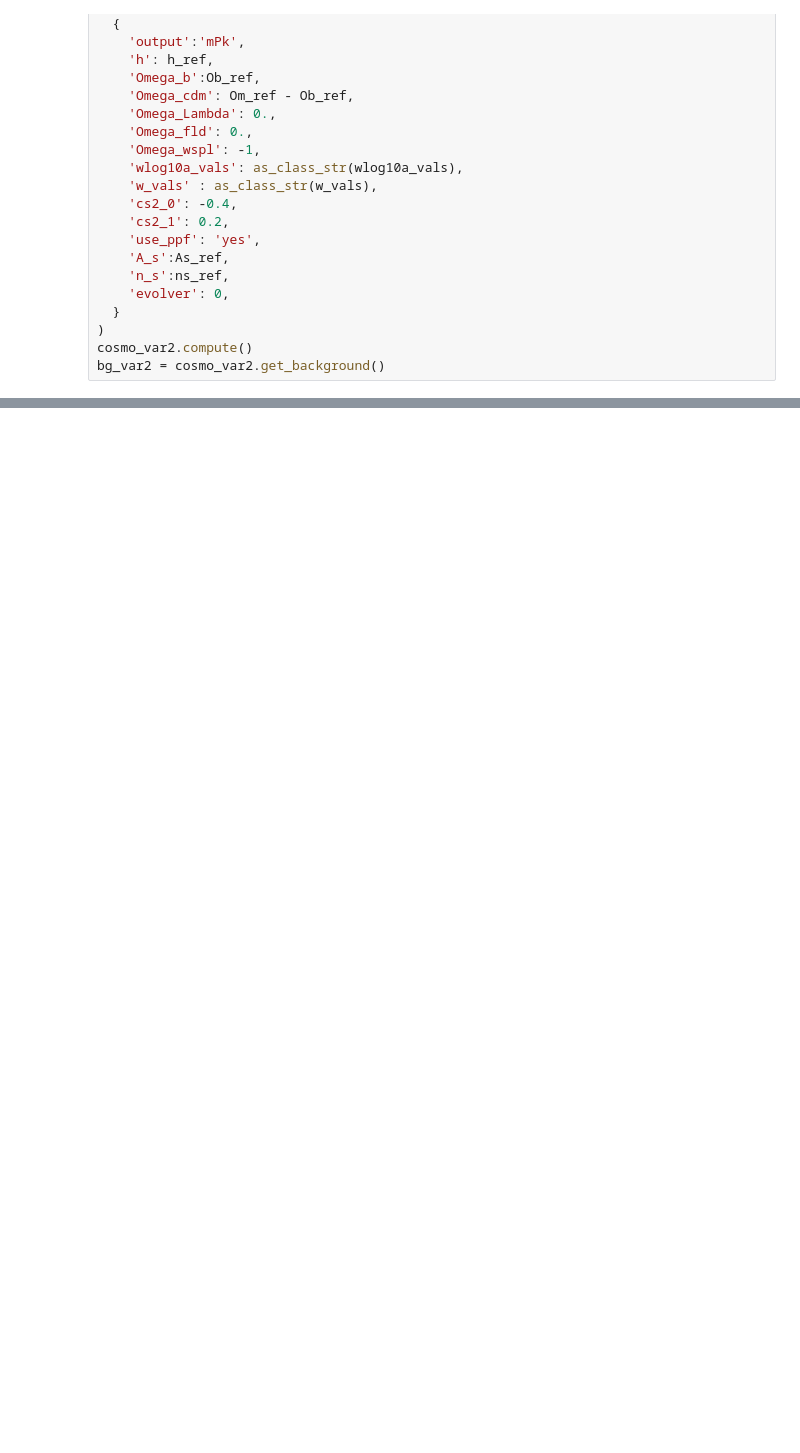
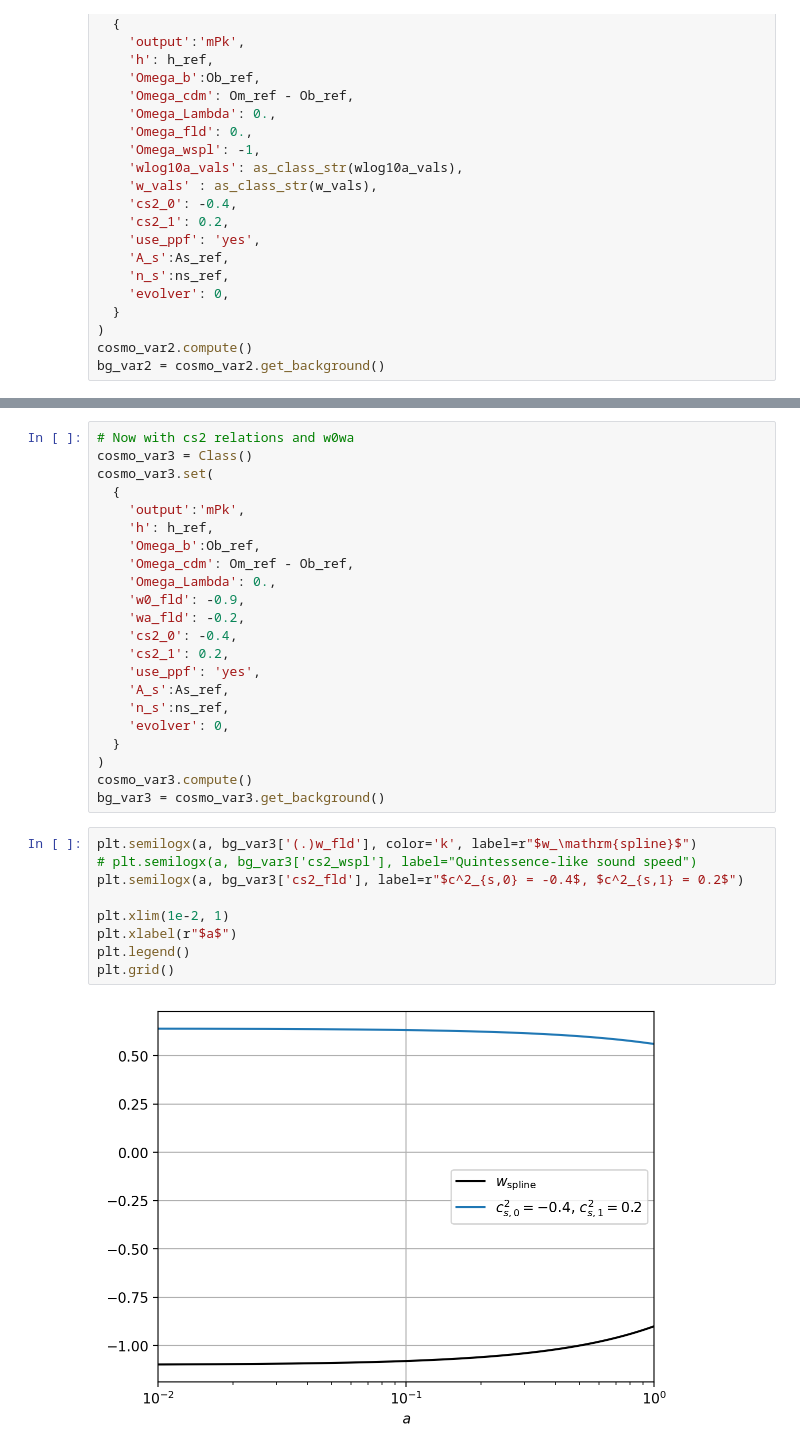
Before and after one commit to joaoreboucas1/CLASS-cs2, a Jupyter notebook: explore_v2.ipynb, the cells around one changed output, grey strips where cells are left out. Saved outputs shown, nothing was run; the diff lists cells and outputs as text; blank space fills up the shorter version.

Commit message:
Adding cs2-w relation for fld

```diff
--- a/explore_v2.ipynb
+++ b/explore_v2.ipynb
@@ -178,0 +176,33 @@ plt.grid()
+# %%
+# Now with cs2 relations and w0wa
+cosmo_var3 = Class()
+cosmo_var3.set(
+  {
+    'output':'mPk',
+    'h': h_ref,
+    'Omega_b':Ob_ref,
+    'Omega_cdm': Om_ref - Ob_ref,
+    'Omega_Lambda': 0.,
+    'w0_fld': -0.9,
+    'wa_fld': -0.2,
+    'cs2_0': -0.4,
+    'cs2_1': 0.2,
+    'use_ppf': 'yes',
+    'A_s':As_ref,
+    'n_s':ns_ref,
+    'evolver': 0,
+  }
+)
+cosmo_var3.compute()
+bg_var3 = cosmo_var3.get_background()
+# %%
+plt.semilogx(a, bg_var3['(.)w_fld'], color='k', label=r"$w_\mathrm{spline}$")
+# plt.semilogx(a, bg_var3['cs2_wspl'], label="Quintessence-like sound speed")
+plt.semilogx(a, bg_var3['cs2_fld'], label=r"$c^2_{s,0} = -0.4$, $c^2_{s,1} = 0.2$")
+
+plt.xlim(1e-2, 1)
+plt.xlabel(r"$a$")
+plt.legend()
+plt.grid()
+# %% [output]
+[figure, added]
```
Also changed, not shown: parts of 9 cells of this notebook, 2 other files.
